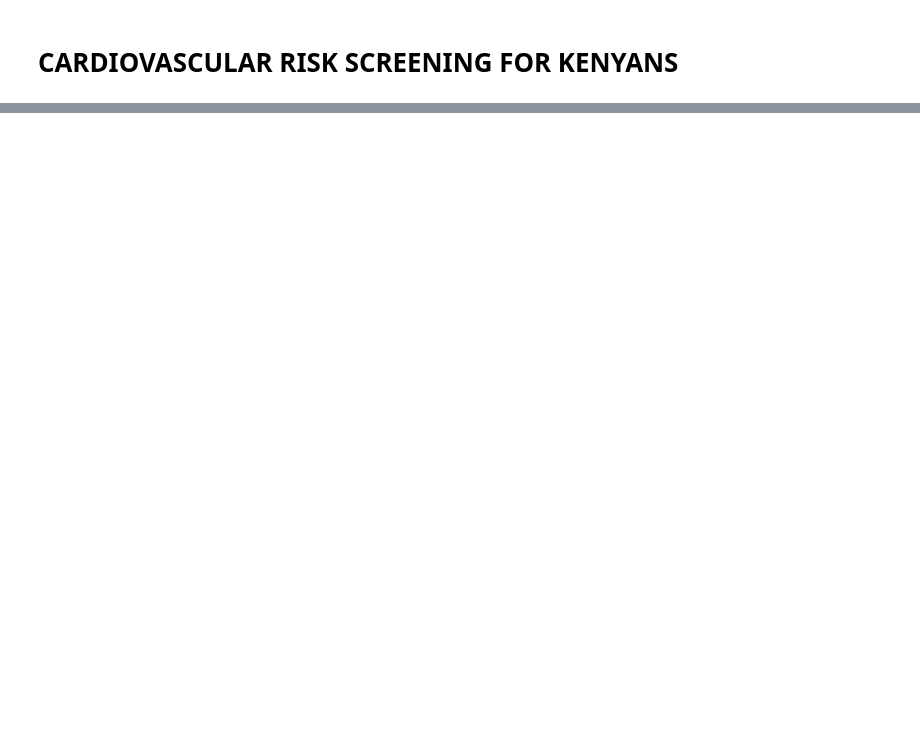
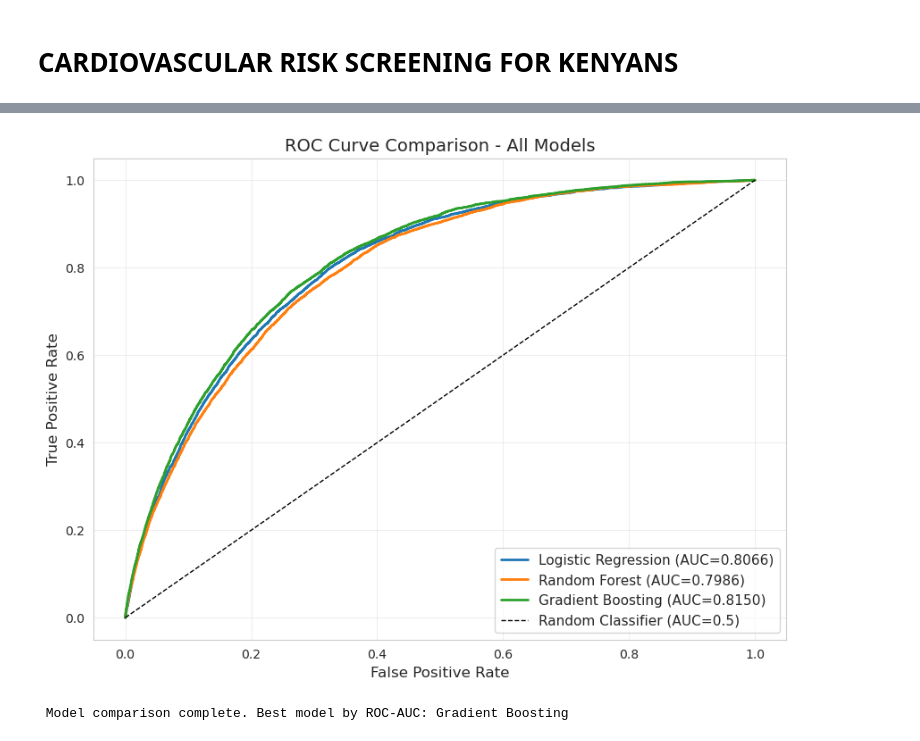
Before and after one commit to Vibora-Polo/Pandas_Express_capstone_project_on_cvd, a Jupyter notebook: index.ipynb, the cells around one changed output, grey strips where cells are left out. Drawn from its saved outputs; the diff is of its cells as text; code cells hidden in the pictures; blank space fills up the shorter version.

```diff
--- a/index.ipynb
+++ b/index.ipynb
@@ -976,0 +658,14 @@ Index(['CVDINFR4', 'CVDCRHD4', 'SEX1', '_AGE80', 'SMOKE100', '_SMOKER3',
+# %%
+# ============================================================================
+# HANDLE CLASS IMBALANCE WITH SMOTE
+# ============================================================================
+
+# Apply SMOTE to balance training data
+smote = SMOTE(random_state=42)
+X_train_balanced, y_train_balanced = smote.fit_resample(X_train_scaled, y_train)
+
+print(f"Original training set distribution:")
+print(y_train.value_counts())
+print(f"\nAfter SMOTE:")
+print(pd.Series(y_train_balanced).value_counts())
+print(f"\n SMOTE applied. Training data is now balanced")
@@ -976,0 +912,59 @@ Index(['CVDINFR4', 'CVDCRHD4', 'SEX1', '_AGE80', 'SMOKE100', '_SMOKER3',
+# %%
+# ============================================================================
+# MODEL COMPARISON & ROC CURVES
+# ============================================================================
+
+print("="*60)
+print("MODEL COMPARISON")
+print("="*60)
+
+models_comparison = pd.DataFrame({
+    'Model': ['Logistic Regression', 'Random Forest', 'Gradient Boosting'],
+    'Accuracy': [
+        (y_pred_lr == y_test).mean(),
+        (y_pred_rf == y_test).mean(),
+        (y_pred_gb == y_test).mean()
+    ],
+    'ROC-AUC': [
+        roc_auc_score(y_test, y_pred_proba_lr),
+        roc_auc_score(y_test, y_pred_proba_rf),
+        roc_auc_score(y_test, y_pred_proba_gb)
+    ],
+    'F1-Score': [
+        f1_score(y_test, y_pred_lr),
+        f1_score(y_test, y_pred_rf),
+        f1_score(y_test, y_pred_gb)
+    ]
+})
+
+print(models_comparison)
+
+# ROC Curve Comparison
+plt.figure(figsize=(10, 7))
+
+# Logistic Regression
+fpr_lr, tpr_lr, _ = roc_curve(y_test, y_pred_proba_lr)
+auc_lr = auc(fpr_lr, tpr_lr)
+plt.plot(fpr_lr, tpr_lr, label=f'Logistic Regression (AUC={auc_lr:.4f})', linewidth=2)
+
+# Random Forest
+fpr_rf, tpr_rf, _ = roc_curve(y_test, y_pred_proba_rf)
+auc_rf = auc(fpr_rf, tpr_rf)
+plt.plot(fpr_rf, tpr_rf, label=f'Random Forest (AUC={auc_rf:.4f})', linewidth=2)
+
+# Gradient Boosting
+fpr_gb, tpr_gb, _ = roc_curve(y_test, y_pred_proba_gb)
+auc_gb = auc(fpr_gb, tpr_gb)
+plt.plot(fpr_gb, tpr_gb, label=f'Gradient Boosting (AUC={auc_gb:.4f})', linewidth=2)
+
+plt.plot([0, 1], [0, 1], 'k--', label='Random Classifier (AUC=0.5)', linewidth=1)
+plt.xlabel('False Positive Rate', fontsize=12)
+plt.ylabel('True Positive Rate', fontsize=12)
+plt.title('ROC Curve Comparison - All Models', fontsize=14)
+plt.legend(loc='lower right', fontsize=11)
+plt.grid(True, alpha=0.3)
+plt.show()
+
+print("\n Model comparison complete. Best model by ROC-AUC:",
+      models_comparison.loc[models_comparison['ROC-AUC'].idxmax(), 'Model'])
+# %% [output]
@@ -976,0 +978,2 @@ Index(['CVDINFR4', 'CVDCRHD4', 'SEX1', '_AGE80', 'SMOKE100', '_SMOKER3',
+[figure, added]
+ Model comparison complete. Best model by ROC-AUC: Gradient Boosting
```
Also changed, not shown: parts of 61 cells of this notebook, 4 other files.
